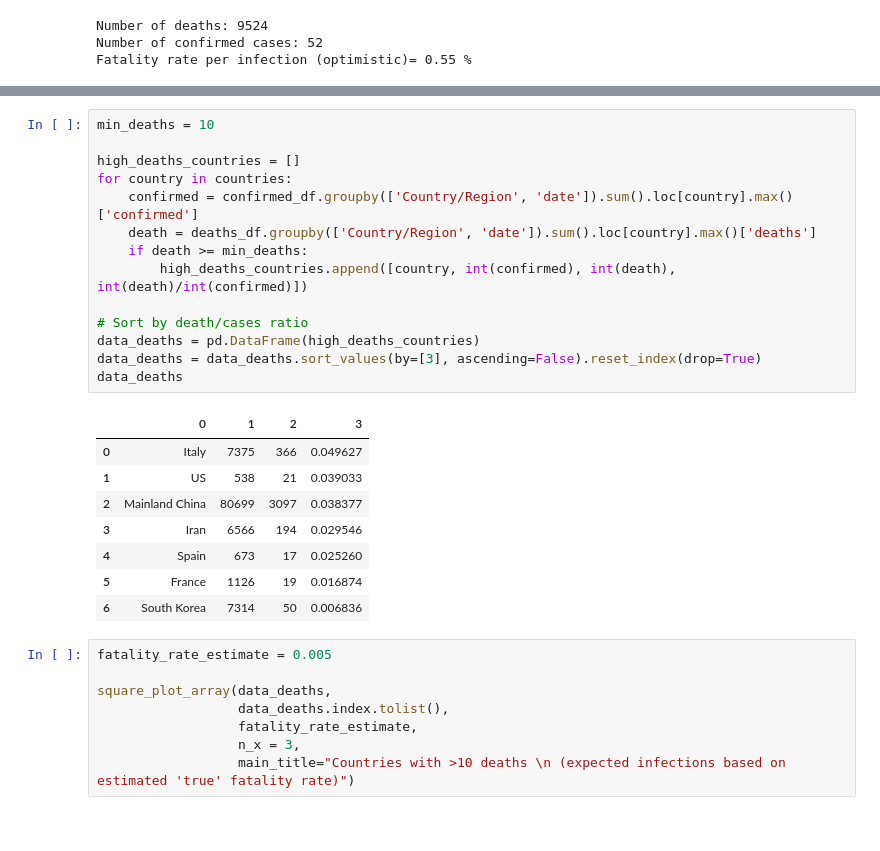
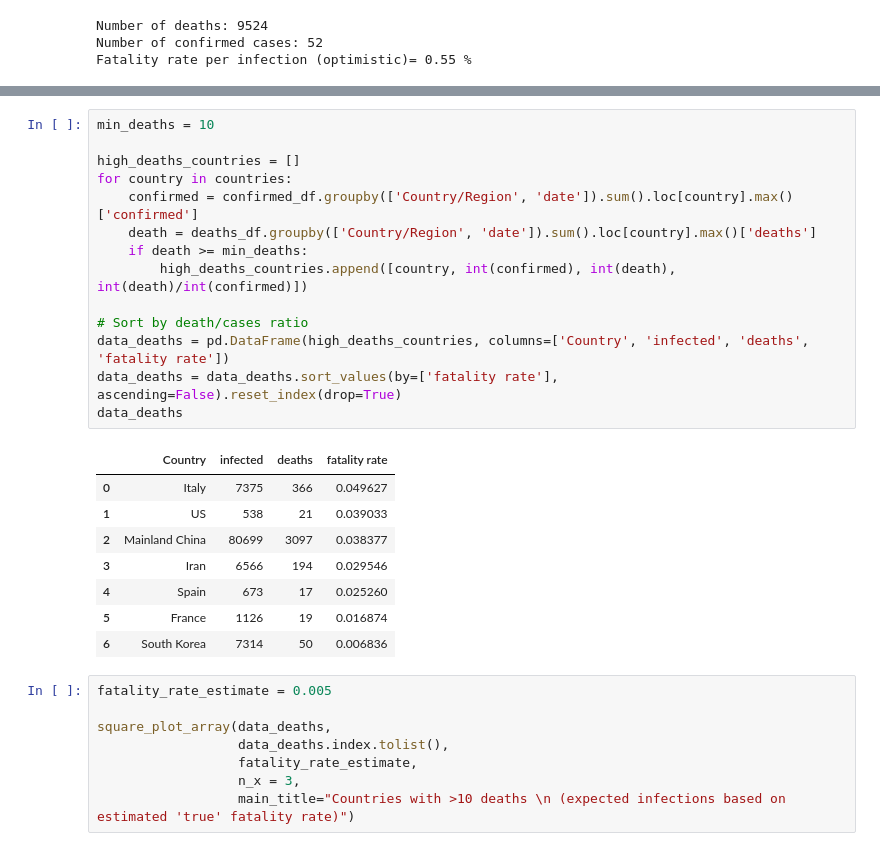
Before and after one commit to florian-huber/covid_dataviz, a Jupyter notebook: covid19_dataviz_exploration.ipynb, the cells around one changed output, grey strips where cells are left out. Drawn from its saved outputs; the diff is of its cells as text.

```diff
--- a/covid19_dataviz_exploration.ipynb
+++ b/covid19_dataviz_exploration.ipynb
@@ -167,19 +173,19 @@ def square_plot_array(data, IDs, rate_0, n_x = 2, main_title=[]):
 # %%
 min_deaths = 10
 
 high_deaths_countries = []
 for country in countries:
     confirmed = confirmed_df.groupby(['Country/Region', 'date']).sum().loc[country].max()['confirmed']
     death = deaths_df.groupby(['Country/Region', 'date']).sum().loc[country].max()['deaths']
     if death >= min_deaths:
         high_deaths_countries.append([country, int(confirmed), int(death), int(death)/int(confirmed)])
 
 # Sort by death/cases ratio
-data_deaths = pd.DataFrame(high_deaths_countries)
-data_deaths = data_deaths.sort_values(by=[3], ascending=False).reset_index(drop=True)
+data_deaths = pd.DataFrame(high_deaths_countries, columns=['Country', 'infected', 'deaths', 'fatality rate'])
+data_deaths = data_deaths.sort_values(by=['fatality rate'], ascending=False).reset_index(drop=True)
 data_deaths
 # %% [output]
-|  | 0 | 1 | 2 | 3 |
+|  | Country | infected | deaths | fatality rate |
 | 0 | Italy | 7375 | 366 | 0.049627 |
 | 1 | US | 538 | 21 | 0.039033 |
 | 2 | Mainland China | 80699 | 3097 | 0.038377 |
```
Also changed, not shown: parts of 8 cells of this notebook.
